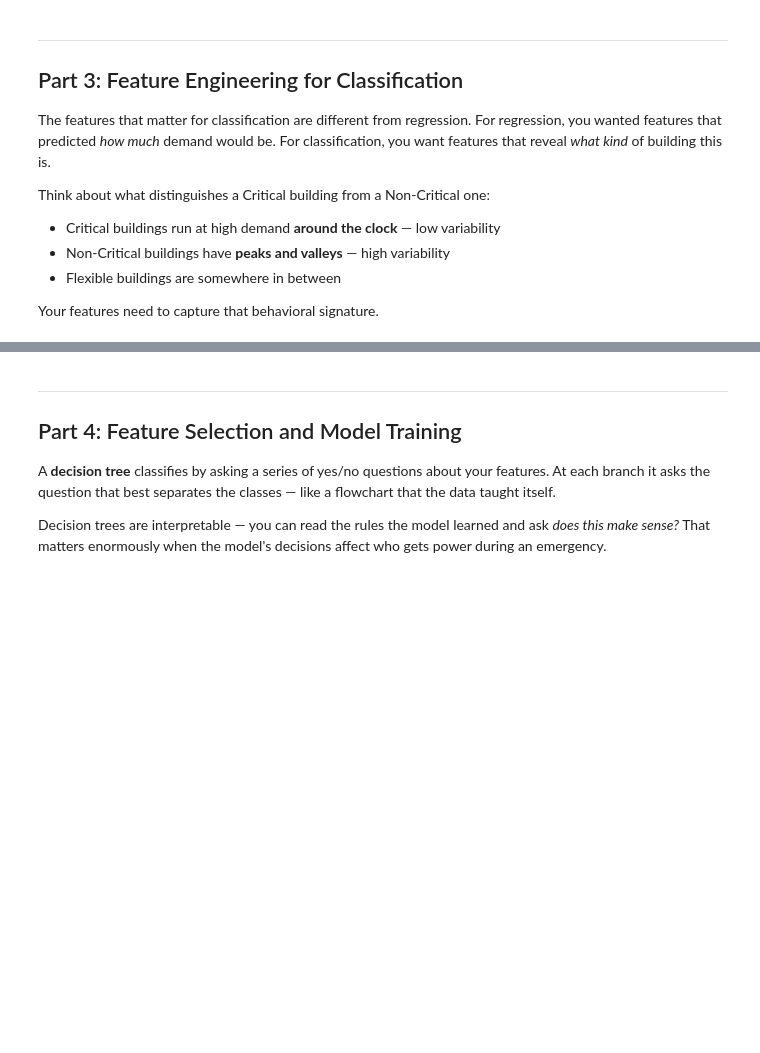
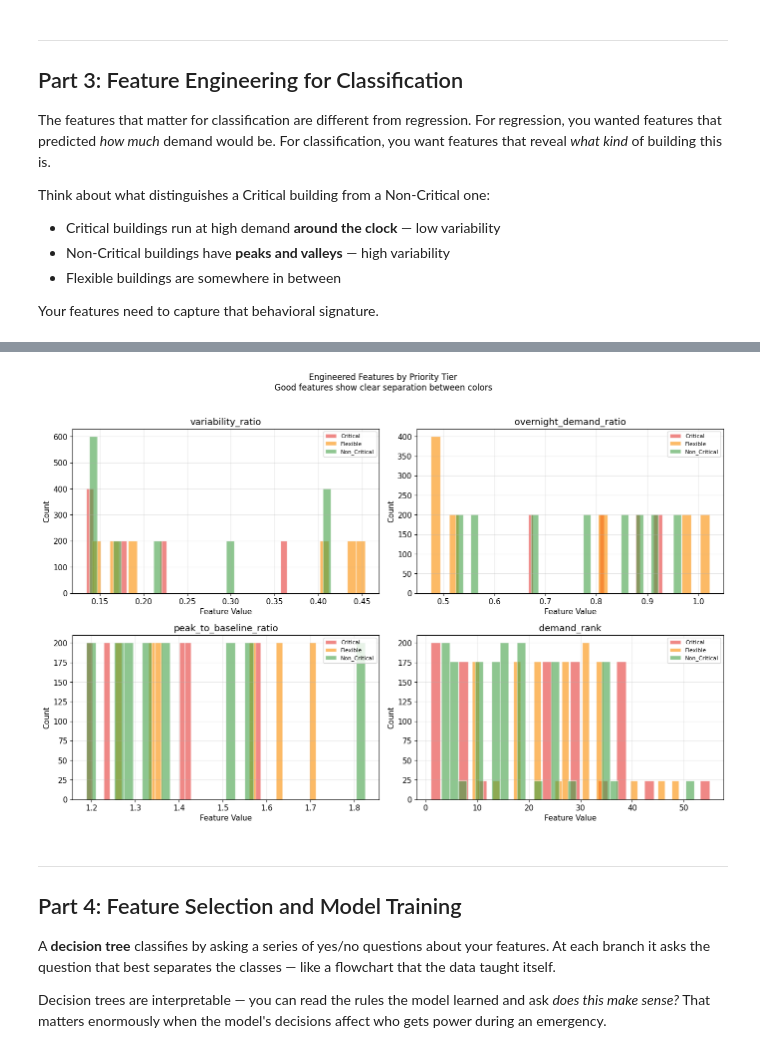
Before and after one commit to james-wren/AI-Smart-Grid, a Jupyter notebook: week 3/Task 8 Notebook Files/Smart_City_Classification.ipynb, the cells around one changed output, grey strips where cells are left out. Drawn from its saved outputs; the diff is of its cells as text; code cells hidden in the pictures; blank space fills up the shorter version.

```diff
--- a/week 3/Task 8 Notebook Files/Smart_City_Classification.ipynb
+++ b/week 3/Task 8 Notebook Files/Smart_City_Classification.ipynb
@@ -279,7 +362,7 @@ print("\nDoes lower variability = more Critical? (should be yes)")
 # Hint: use (df['hour'] >= 22) | (df['hour'] <= 6)
 # then compare energy_kWh to global_mean_kWh during overnight hours
 
-df['is_overnight'] = REPLACE_THIS_WITH_YOUR_CONDITION
+df['is_overnight'] = (df['hour'] >= 22) | (df['hour'] <= 6)
 
 # Given: compute overnight demand ratio per building
 overnight_mean = df[df['is_overnight'] == 1].groupby('building_type')['energy_kWh'].mean()
@@ -303,10 +396,10 @@ print("Restaurants should have ratio well below 1.0 (quiet overnight)")
 # Formula: global_max_kWh divided by global_mean_kWh
 # Example pattern: df['col'] = df['col_a'] / (df['col_b'] + 1e-6)
 
-df['peak_to_baseline_ratio'] = REPLACE_THIS_WITH_YOUR_FORMULA
+df['peak_to_baseline_ratio'] = df['global_max_kWh'] / (df['global_mean_kWh'] + 1e-6)
 
 # Justification (one sentence):
-#
+# Divides glabal max over the global mean to calculate the baseline, the 1e-6 adds a tiny decimal to prevent division by 0
 
 print("Average peak-to-baseline ratio by tier:")
 print(df.groupby('priority_tier')['peak_to_baseline_ratio'].mean().round(3))
@@ -328,12 +430,12 @@ print("\nLower ratio = more stable = more likely Critical")
 
 # Feature name: (rename 'my_class_feature' to something descriptive)
 # YOUR CODE:
-df['my_class_feature'] = REPLACE_THIS_WITH_YOUR_FORMULA
+df['demand_rank'] = (df.groupby('hour')['global_mean_kWh'].rank(ascending=False, method='min')).astype(int)
 
 # Why did you create this feature? What behavioral pattern does it capture?
-# JUSTIFICATION:
+# JUSTIFICATION: This feature will help determine how to spread power within each tier, it captures the power usage ranking per time mark, helping the model classify where to distrubute power.
 #
 
-print("My feature by tier:")
-print(df.groupby('priority_tier')['my_class_feature'].mean().round(3))
+print("Demand rank by tier:")
+print(df.groupby('priority_tier')['demand_rank'].mean().round(3))
 print("\nDoes this feature separate the tiers? Does the direction make sense?")
@@ -340,28 +451,30 @@ print("\nDoes this feature separate the tiers? Does the direction make sense?")
 # %%
 # Visualize your engineered features
 # Do they actually separate the tiers visually?
 
 eng_features = ['variability_ratio', 'overnight_demand_ratio',
-                'peak_to_baseline_ratio', 'my_class_feature']
+                'peak_to_baseline_ratio', 'demand_rank']
 
 fig, axes = plt.subplots(2, 2, figsize=(14, 9))
 axes = axes.flatten()
 
 for i, feat in enumerate(eng_features):
     for tier, color in TIER_COLORS.items():
         tier_data = df[df['priority_tier'] == tier][feat].dropna()
         axes[i].hist(tier_data, bins=30, color=color, alpha=0.6,
                      edgecolor='white', label=tier)
     axes[i].set_title(feat)
     axes[i].set_xlabel('Feature Value')
     axes[i].set_ylabel('Count')
     axes[i].legend(fontsize=8)
 
 plt.suptitle('Engineered Features by Priority Tier\n'
              'Good features show clear separation between colors',
              fontsize=12, y=1.02)
 plt.tight_layout()
 plt.show()
+# %% [output]
+[figure, added]
 # %% [markdown]
 ---
 ## Part 4: Feature Selection and Model Training
```
Also changed, not shown: parts of 27 cells of this notebook.
